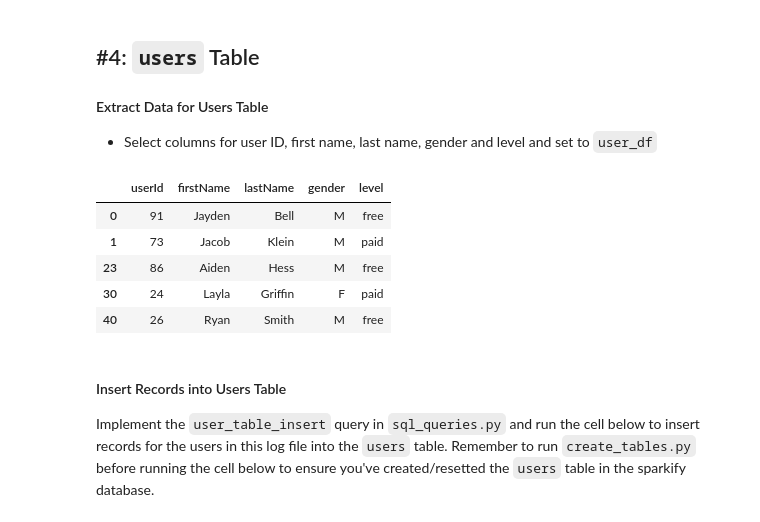
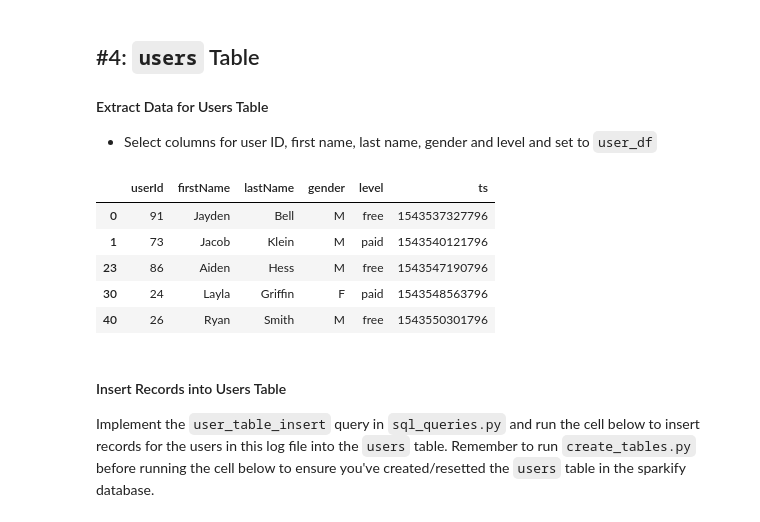
Before and after one commit to ksprashu/project-data_modeling_with_postgres, a Jupyter notebook: etl.ipynb, the cells around one changed output. Drawn from its saved outputs; the diff is of its cells as text; code cells hidden in the pictures.

Commit message:
updated with review comments and modelled new user history table

```diff
--- a/etl.ipynb
+++ b/etl.ipynb
@@ -161,16 +161,16 @@ Run `test.ipynb` to see if you've successfully added records to this table.
 #### Extract Data for Users Table
 - Select columns for user ID, first name, last name, gender and level and set to `user_df`
 # %%
-user_df = df.loc[:, ['userId', 'firstName', 'lastName', 'gender', 'level']]
-user_df = user_df.drop_duplicates() # drop any duplicates
+user_df = df.loc[:, ['userId', 'firstName', 'lastName', 'gender', 'level', 'ts']]
+user_df = user_df.drop_duplicates(subset=['userId', 'level']) # drop any duplicates
 user_df.head()
 # %% [output]
-|  | userId | firstName | lastName | gender | level |
-| 0 | 91 | Jayden | Bell | M | free |
-| 1 | 73 | Jacob | Klein | M | paid |
-| 23 | 86 | Aiden | Hess | M | free |
-| 30 | 24 | Layla | Griffin | F | paid |
-| 40 | 26 | Ryan | Smith | M | free |
+|  | userId | firstName | lastName | gender | level | ts |
+| 0 | 91 | Jayden | Bell | M | free | 1543537327796 |
+| 1 | 73 | Jacob | Klein | M | paid | 1543540121796 |
+| 23 | 86 | Aiden | Hess | M | free | 1543547190796 |
+| 30 | 24 | Layla | Griffin | F | paid | 1543548563796 |
+| 40 | 26 | Ryan | Smith | M | free | 1543550301796 |
 # %% [markdown]
 #### Insert Records into Users Table
 Implement the `user_table_insert` query in `sql_queries.py` and run the cell below to insert records for the users in this log file into the `users` table. Remember to run `create_tables.py` before running the cell below to ensure you've created/resetted the `users` table in the sparkify database.
```
Also changed, not shown: parts of 6 cells of this notebook, 5 other files.
